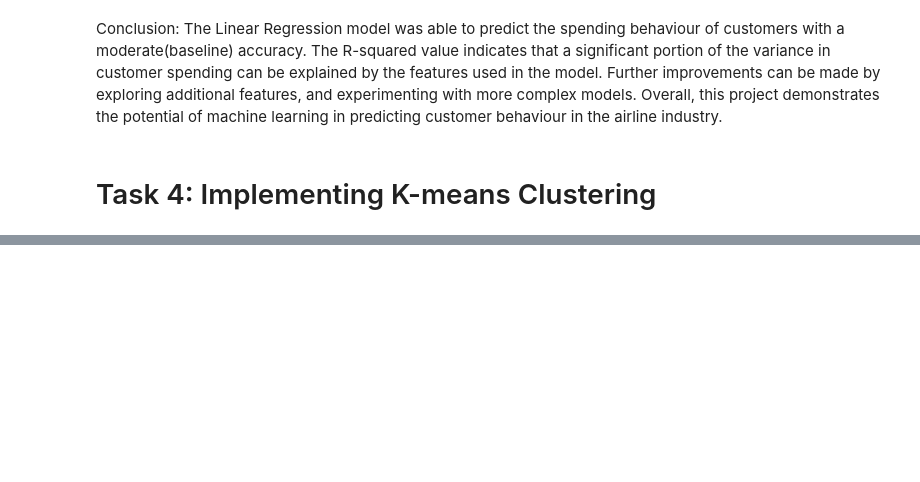
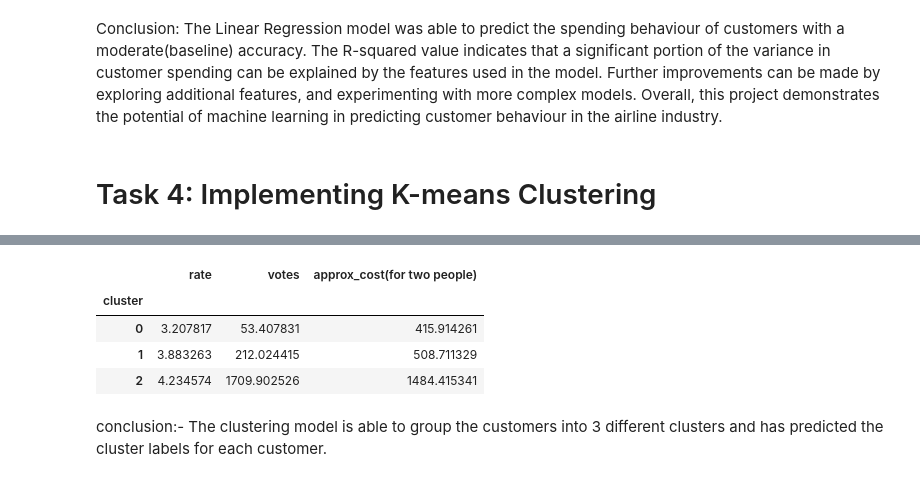
Before and after one commit to AniketAmbekar943/DJ-InIT-AI, a Jupyter notebook: Task-2/task2_AniketA.ipynb, the cells around one changed output, grey strips where cells are left out. Drawn from its saved outputs; the diff is of its cells as text; code cells hidden in the pictures; blank space fills up the shorter version.

```diff
--- a/Task-2/task2_AniketA.ipynb
+++ b/Task-2/task2_AniketA.ipynb
@@ -282,0 +321,10 @@ Data_Frame["Cluster"] = clusters
+# %%
+X.groupby('cluster').mean()     # Grouping the data by cluster and calculating the mean of each cluster
+# %% [output]
+|  | rate | votes | approx_cost(for two people) |
+| cluster |  |  |  |
+| 0 | 3.207817 | 53.407831 | 415.914261 |
+| 1 | 3.883263 | 212.024415 | 508.711329 |
+| 2 | 4.234574 | 1709.902526 | 1484.415341 |
+# %% [markdown]
+conclusion:- The clustering model is able to group the customers into 3 different clusters and has predicted the cluster labels for each customer.
```
Also changed, not shown: parts of 5 cells of this notebook, 2 other files.
